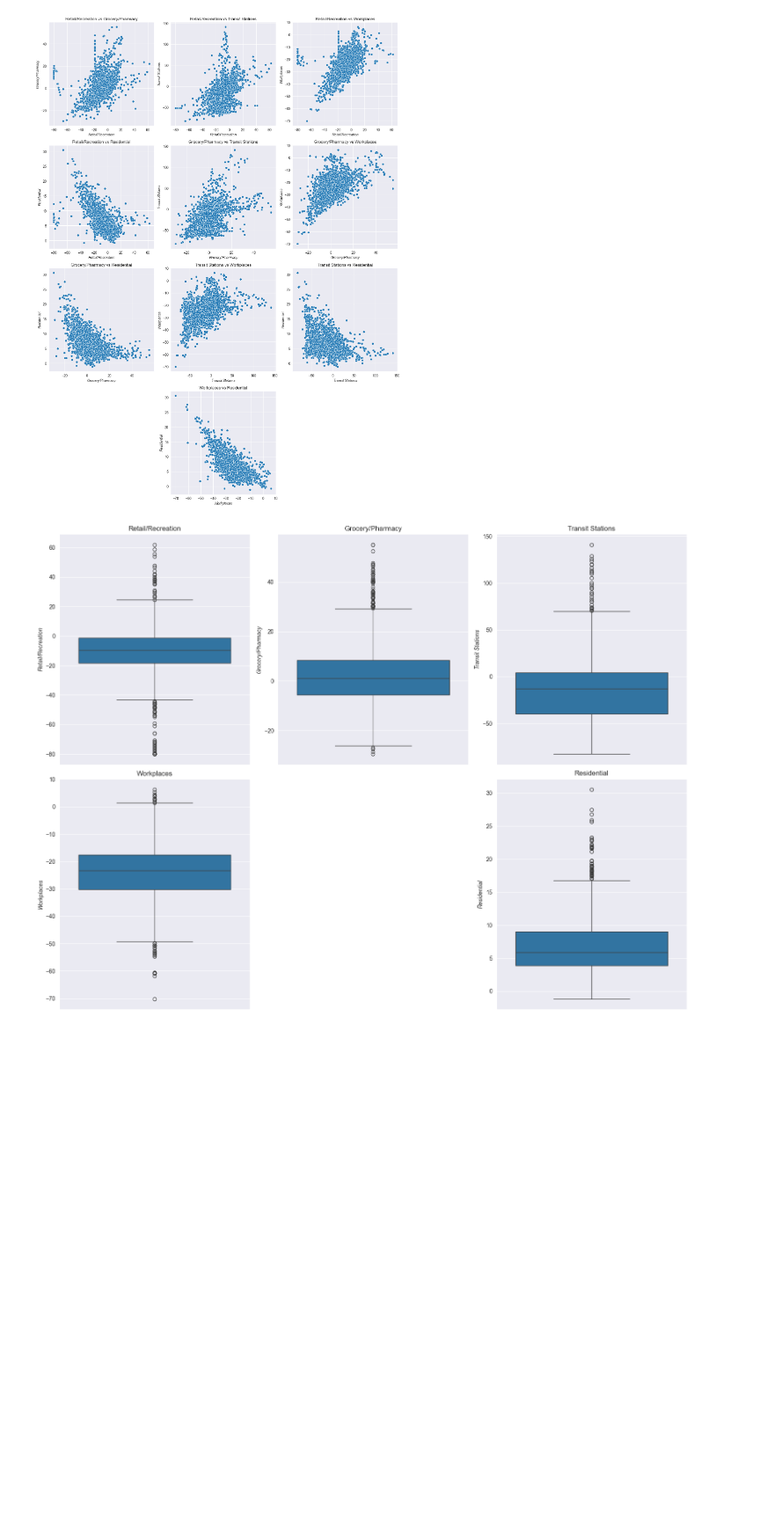
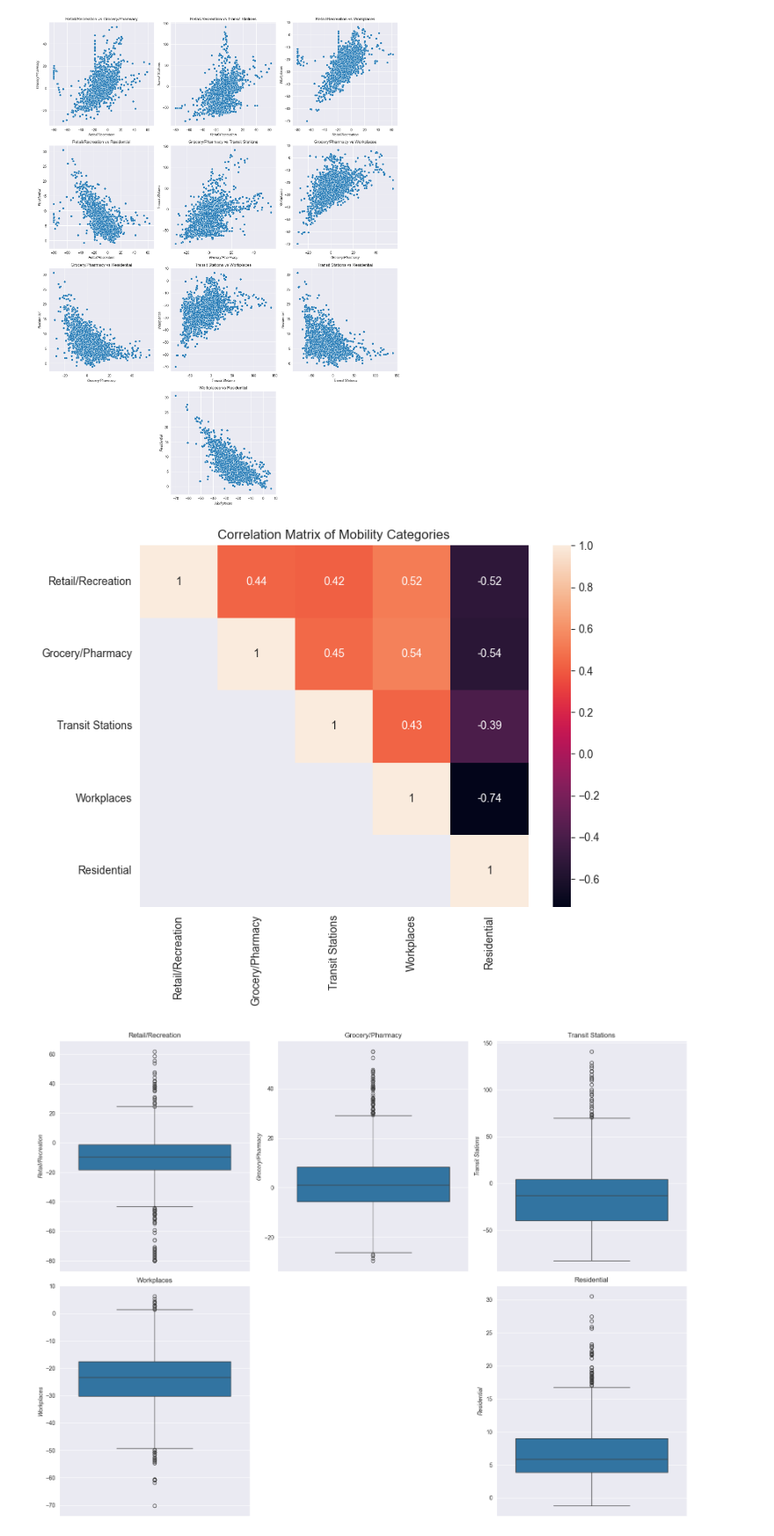
Before and after one commit to rorygardner/cyber_squadron, a Jupyter notebook: rory/pca_assumptions.ipynb, the cells around one changed output. Shown at 88% size. Drawn from its saved outputs; the diff is of its cells as text; code cells hidden in the pictures; blank space fills up the shorter version.

```diff
--- a/rory/pca_assumptions.ipynb
+++ b/rory/pca_assumptions.ipynb
@@ -48,6 +48,20 @@ plt.tight_layout()
 plt.show()
 # %% [output]
 [figure]
+# %%
+# correlation
+mob_monthly = monthly[mobility_feats_short]
+
+mob_corr = mob_monthly.corr()
+mask = np.tril(np.ones_like(mob_corr, dtype=bool), k=-1)
+
+sns.set_style("dark")
+plt.figure(figsize=(8, 6))
+sns.heatmap(mob_corr, annot=True, mask=mask)
+plt.title("Correlation Matrix of Mobility Categories")
+plt.show()
+# %% [output]
+[figure, added]
 # %%
 # outliers
 
```
Also changed, not shown: parts of 1 cell of this notebook, 3 other files.
